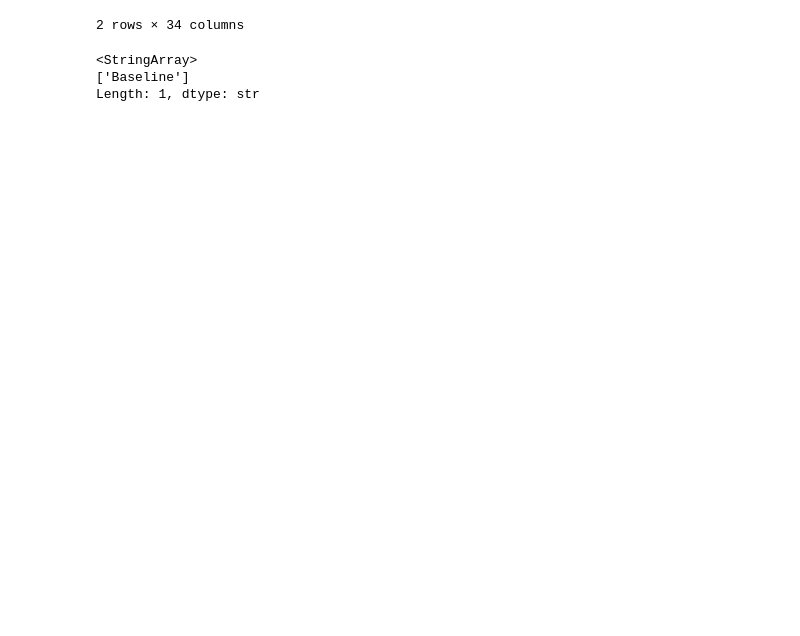
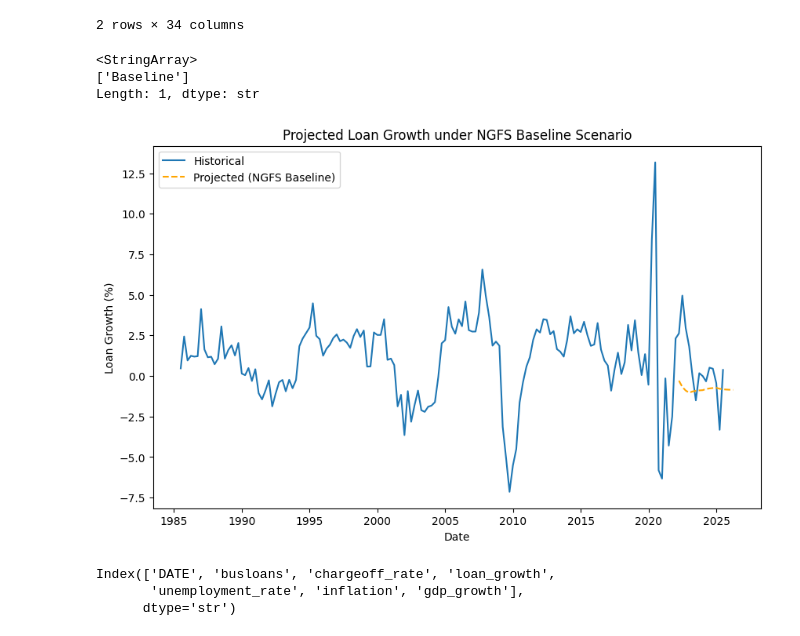
Before and after one commit to gpointd/ECON-522-Forecasting-Project, a Jupyter notebook: Climate Data/climate_analysis_riddhi.ipynb, the cells around one changed output. Saved outputs shown, nothing was run; the diff lists cells and outputs as text; code cells hidden in the pictures; blank space fills up the shorter version.

Commit message:
Add merged historical dataset and updated climate analysis notebook

```diff
--- a/Climate Data/climate_analysis_riddhi.ipynb
+++ b/Climate Data/climate_analysis_riddhi.ipynb
@@ -825,3 +822,67 @@ nigem[
 <StringArray>
 ['Baseline']
 Length: 1, dtype: str
+# %%
+import pandas as pd
+import numpy as np
+
+# NGFS annual GDP
+ngfs_gdp = pd.DataFrame({
+    "YEAR": [2022, 2023, 2024, 2025, 2026],
+    "GDP": [22359.53, 22819.14, 23253.33, 23681.21, 24132.87]
+})
+
+# Compute annual GDP growth
+ngfs_gdp['gdp_growth'] = ngfs_gdp['GDP'].pct_change() * 100
+
+# Repeat each annual growth for 4 quarters (skip first NaN)
+quarterly_growth = np.repeat(ngfs_gdp['gdp_growth'].iloc[1:].values, 4)
+
+# Create quarterly dates
+quarterly_dates = pd.date_range(start="2022-03-31", end="2026-03-31", freq='QE')
+
+# If lengths mismatch, pad with last value
+if len(quarterly_growth) < len(quarterly_dates):
+    quarterly_growth = np.append(quarterly_growth, quarterly_growth[-1])
+
+# Create DataFrame
+proj = pd.DataFrame({"DATE": quarterly_dates})
+proj['gdp_growth'] = quarterly_growth[:len(quarterly_dates)]
+
+# Initialize lag and unemployment
+proj['loan_growth_lag1'] = macro['loan_growth'].iloc[-1]
+proj['unemployment_rate'] = macro['unemployment_rate'].iloc[-1]
+
+# Predict using coefficients from OLS
+coef = {"const": 2.5835, "gdp_growth": -0.9678, "unemployment_rate": -0.2627, "loan_growth_lag1": 0.5783}
+preds = []
+for i in range(len(proj)):
+    lg_lag = proj['loan_growth_lag1'].iloc[i]
+    gdp = proj['gdp_growth'].iloc[i]
+    ur = proj['unemployment_rate'].iloc[i]
+    pred = coef['const'] + coef['gdp_growth']*gdp + coef['unemployment_rate']*ur + coef['loan_growth_lag1']*lg_lag
+    preds.append(pred)
+    if i < len(proj)-1:
+        proj.at[i+1, 'loan_growth_lag1'] = pred
+
+proj['predicted_loan_growth'] = preds
+
+# Plot
+import matplotlib.pyplot as plt
+
+plt.figure(figsize=(10,6))
+plt.plot(df['DATE'], df['loan_growth'], label='Historical')
+plt.plot(proj['DATE'], proj['predicted_loan_growth'], label='Projected (NGFS Baseline)', linestyle='--', color='orange')
+plt.ylabel('Loan Growth (%)')
+plt.xlabel('Date')
+plt.title('Projected Loan Growth under NGFS Baseline Scenario')
+plt.legend()
+plt.show()
+# %% [output]
+[figure, added]
+# %%
+print(macro.columns)
+# %% [output]
+Index(['DATE', 'busloans', 'chargeoff_rate', 'loan_growth',
+       'unemployment_rate', 'inflation', 'gdp_growth'],
+      dtype='str')
```
Also changed, not shown: parts of 14 cells of this notebook, 1 other file.
